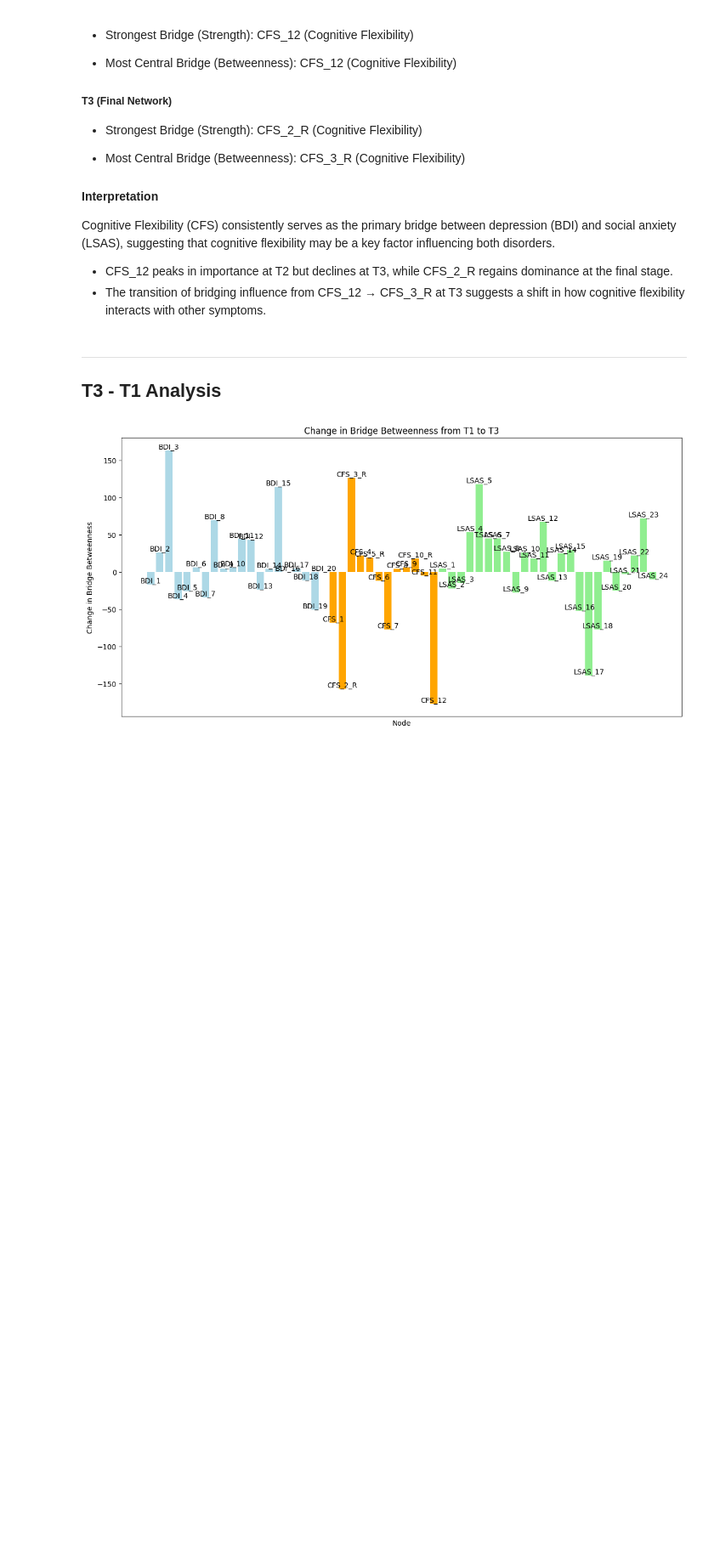
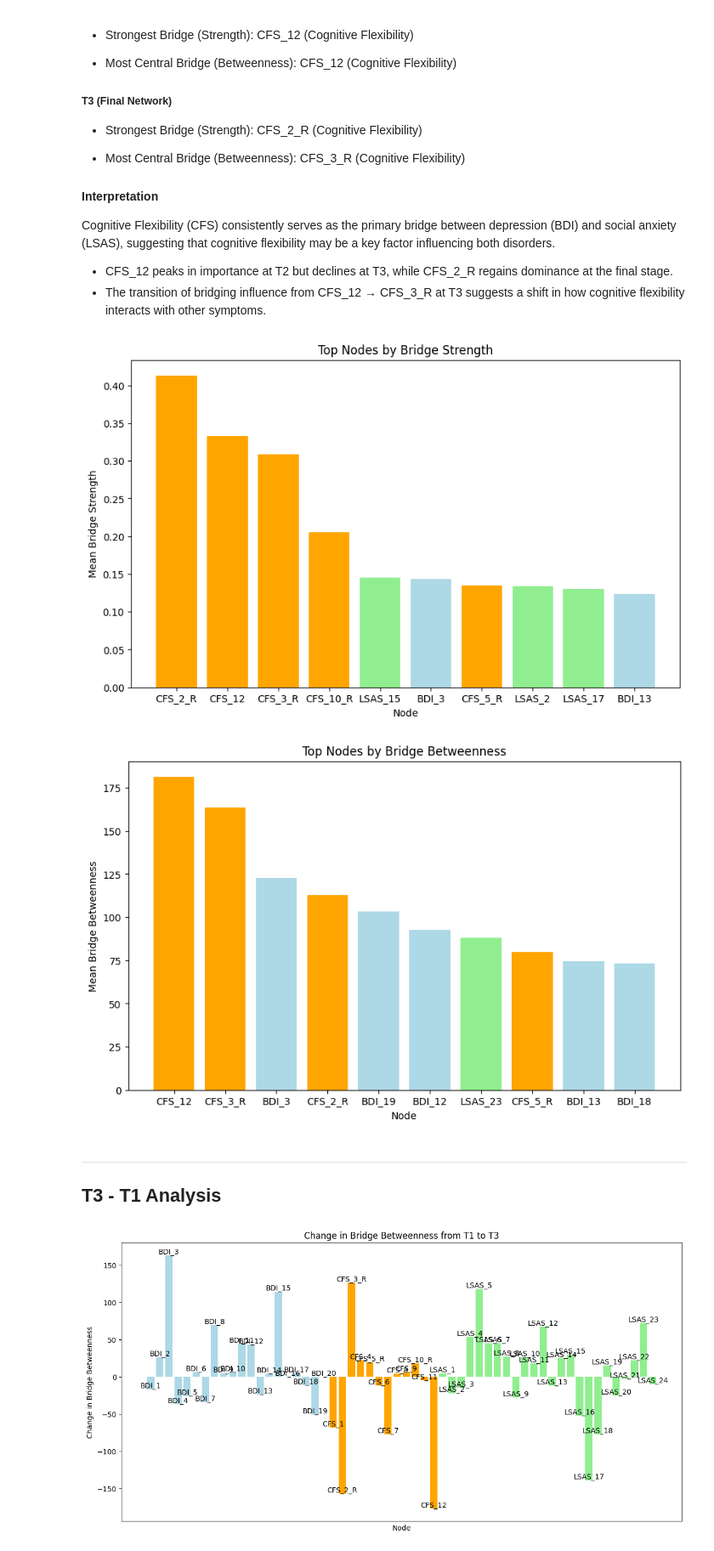
Before and after one commit to madisonlaprise/Senior_Thesis, a Jupyter notebook: Study2/EBICGlasso_Evolution/Centrality Measures/Bridge_Analysis.ipynb, the cells around one changed output. Shown at 85% size. Saved outputs shown, nothing was run; the diff lists cells and outputs as text; code cells hidden in the pictures; blank space fills up the shorter version.

```diff
--- a/Study2/EBICGlasso_Evolution/Centrality Measures/Bridge_Analysis.ipynb
+++ b/Study2/EBICGlasso_Evolution/Centrality Measures/Bridge_Analysis.ipynb
@@ -234,6 +236,45 @@ These nodes play the most critical role in connecting different symptom clusters
 Cognitive Flexibility (CFS) consistently serves as the primary bridge between depression (BDI) and social anxiety (LSAS), suggesting that cognitive flexibility may be a key factor influencing both disorders.
 - CFS_12 peaks in importance at T2 but declines at T3, while CFS_2_R regains dominance at the final stage.
 - The transition of bridging influence from CFS_12 → CFS_3_R at T3 suggests a shift in how cognitive flexibility interacts with other symptoms.
+# %%
+# Color code nodes based on test
+# CFS is orange, LSAS is light green, BDI is light blue
+# Define the color mapping
+color_mapping = {'LSA': 'lightgreen', 'CFS': 'orange', 'BDI': 'lightblue'}
+colors = df_diff['Scale'].map(color_mapping)
+
+# Rank nodes by bridge strength score (aggregated over all three time points)
+df_strength = df_combined.groupby('Node')['Bridge_Strength'].mean().sort_values(ascending=False).reset_index().head(10)
+
+# Map colors based on the scale (CFS, LSAS, BDI), and fill NaN values with a default color
+df_strength['Color'] = df_strength['Node'].str[:3].map(color_mapping).fillna('gray')
+
+# Visualize the bridge strength scores
+plt.figure(figsize=(10, 6))
+plt.bar(df_strength['Node'], df_strength['Bridge_Strength'], color=df_strength['Color'])
+plt.xlabel('Node')
+plt.ylabel('Mean Bridge Strength')
+plt.title('Top Nodes by Bridge Strength')
+plt.xticks(rotation=0)
+plt.show()
+
+# Rank nodes by bridge betweenness score (aggregated over all three time points)
+df_betweenness = df_combined.groupby('Node')['Bridge_Betweenness'].mean().sort_values(ascending=False).reset_index().head(10)
+
+# Map colors based on the scale (CFS, LSAS, BDI), and fill NaN values with a default color
+df_betweenness['Color'] = df_betweenness['Node'].str[:3].map(color_mapping).fillna('gray')
+
+# Visualize the bridge betweenness scores
+plt.figure(figsize=(10, 6))
+plt.bar(df_betweenness['Node'], df_betweenness['Bridge_Betweenness'], color=df_betweenness['Color'])
+plt.xlabel('Node')
+plt.ylabel('Mean Bridge Betweenness')
+plt.title('Top Nodes by Bridge Betweenness')
+plt.xticks(rotation=0)
+plt.show()
+# %% [output]
+[figure, added]
+[figure, added]
 # %% [markdown]
 ---
 
```
Also changed, not shown: parts of 2 cells of this notebook.
